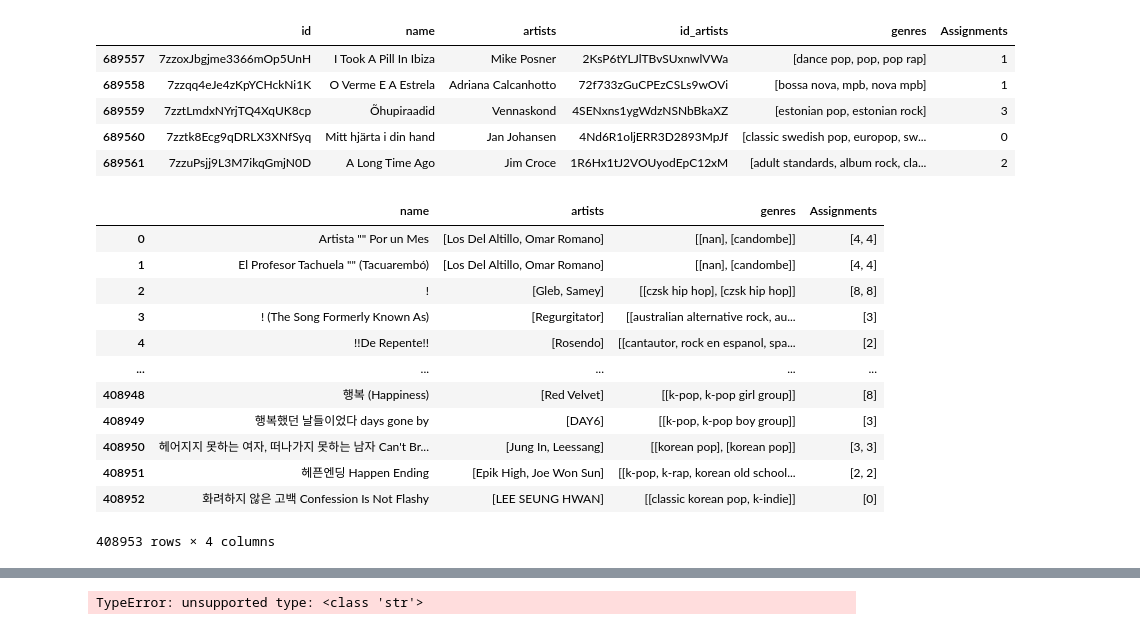
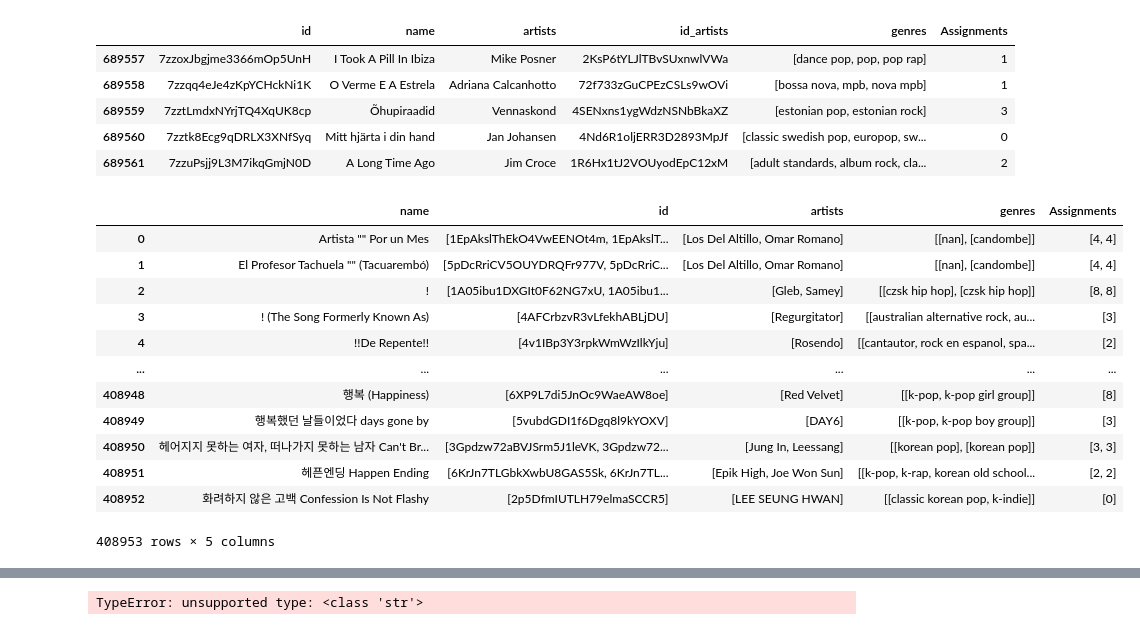
Before and after one commit to sabrinawjo/Music_ML, a Jupyter notebook: Yvonne/clustering10_ml.ipynb, the cells around one changed output, grey strips where cells are left out. Drawn from its saved outputs; the diff is of its cells as text; code cells hidden in the pictures.

Commit message:
Yvonne JSON Update

```diff
--- a/Yvonne/clustering10_ml.ipynb
+++ b/Yvonne/clustering10_ml.ipynb
@@ -317,7 +317,7 @@ Name: popularity, dtype: int64
 sample100_merged = merged_artist
 # %%
 # REVISED NEW JSONs HERE
-imploded_df = (sample100_merged.groupby(['id', 'name', 'artists', 'id_artists'])
+imploded_df_revised = (merged_artist.groupby(['id', 'name', 'artists', 'id_artists'])
       .agg({
 #           'artists': lambda x: x.tolist(),
 #             'id_artists':lambda x: x.tolist(),
@@ -326,7 +326,7 @@ imploded_df = (sample100_merged.groupby(['id', 'name', 'artists', 'id_artists'])
       })
 #       .rename({'Case' : 'Avg_Cases','Delivery' : 'Avg_Delivery'},axis=1)
       .reset_index())
-imploded_df.tail()
+imploded_df_revised.tail()
 # %% [output]
 |  | id | name | artists | id_artists | genres | Assignments |
 | 689557 | 7zzoxJbgjme3366mOp5UnH | I Took A Pill In Ibiza | Mike Posner | 2KsP6tYLJlTBvSUxnwlVWa | [dance pop, pop, pop rap] | 1 |
@@ -336,19 +336,19 @@ imploded_df.tail()
 | 689561 | 7zzuPsjj9L3M7ikqGmjN0D | A Long Time Ago | Jim Croce | 1R6Hx1tJ2VOUyodEpC12xM | [adult standards, album rock, cla... | 2 |
 # %%
 # Revised version of JSON!!!!!!!!!!!
-imploded_to_json = imploded_df.groupby("name").agg({'artists': lambda x: x.tolist(),'genres': lambda x: x.tolist(),'Assignments': lambda x: x.tolist(), 'id': lambda x: x.tolist()}).reset_index()
-imploded_to_json
+imploded_df_revised = imploded_df_revised.groupby("name").agg({'id': lambda x: x.tolist(), 'artists': lambda x: x.tolist(),'genres': lambda x: x.tolist(),'Assignments': lambda x: x.tolist()}).reset_index()
+imploded_df_revised
 # %% [output]
-|  | name | artists | genres | Assignments |
-| 0 | Artista "" Por un Mes | [Los Del Altillo, Omar Romano] | [[nan], [candombe]] | [4, 4] |
-| 1 | El Profesor Tachuela "" (Tacuarembó) | [Los Del Altillo, Omar Romano] | [[nan], [candombe]] | [4, 4] |
-| 2 | ! | [Gleb, Samey] | [[czsk hip hop], [czsk hip hop]] | [8, 8] |
-| 3 | ! (The Song Formerly Known As) | [Regurgitator] | [[australian alternative rock, au... | [3] |
-| 4 | !!De Repente!! | [Rosendo] | [[cantautor, rock en espanol, spa... | [2] |
-| ... | ... | ... | ... | ... |
-| 408948 | 행복 (Happiness) | [Red Velvet] | [[k-pop, k-pop girl group]] | [8] |
-| 408949 | 행복했던 날들이었다 days gone by | [DAY6] | [[k-pop, k-pop boy group]] | [3] |
-| 408950 | 헤어지지 못하는 여자, 떠나가지 못하는 남자 Can't Br... | [Jung In, Leessang] | [[korean pop], [korean pop]] | [3, 3] |
-| 408951 | 헤픈엔딩 Happen Ending | [Epik High, Joe Won Sun] | [[k-pop, k-rap, korean old school... | [2, 2] |
-| 408952 | 화려하지 않은 고백 Confession Is Not Flashy | [LEE SEUNG HWAN] | [[classic korean pop, k-indie]] | [0] |
+|  | name | id | artists | genres | Assignments |
+| 0 | Artista "" Por un Mes | [1EpAkslThEkO4VwEENOt4m, 1EpAkslT... | [Los Del Altillo, Omar Romano] | [[nan], [candombe]] | [4, 4] |
+| 1 | El Profesor Tachuela "" (Tacuarembó) | [5pDcRriCV5OUYDRQFr977V, 5pDcRriC... | [Los Del Altillo, Omar Romano] | [[nan], [candombe]] | [4, 4] |
+| 2 | ! | [1A05ibu1DXGIt0F62NG7xU, 1A05ibu1... | [Gleb, Samey] | [[czsk hip hop], [czsk hip hop]] | [8, 8] |
+| 3 | ! (The Song Formerly Known As) | [4AFCrbzvR3vLfekhABLjDU] | [Regurgitator] | [[australian alternative rock, au... | [3] |
+| 4 | !!De Repente!! | [4v1IBp3Y3rpkWmWzIlkYju] | [Rosendo] | [[cantautor, rock en espanol, spa... | [2] |
+| ... | ... | ... | ... | ... | ... |
+| 408948 | 행복 (Happiness) | [6XP9L7di5JnOc9WaeAW8oe] | [Red Velvet] | [[k-pop, k-pop girl group]] | [8] |
+| 408949 | 행복했던 날들이었다 days gone by | [5vubdGDI1f6Dgq8l9kYOXV] | [DAY6] | [[k-pop, k-pop boy group]] | [3] |
+| 408950 | 헤어지지 못하는 여자, 떠나가지 못하는 남자 Can't Br... | [3Gpdzw72aBVJSrm5J1leVK, 3Gpdzw72... | [Jung In, Leessang] | [[korean pop], [korean pop]] | [3, 3] |
+| 408951 | 헤픈엔딩 Happen Ending | [6KrJn7TLGbkXwbU8GAS5Sk, 6KrJn7TL... | [Epik High, Joe Won Sun] | [[k-pop, k-rap, korean old school... | [2, 2] |
+| 408952 | 화려하지 않은 고백 Confession Is Not Flashy | [2p5DfmIUTLH79elmaSCCR5] | [LEE SEUNG HWAN] | [[classic korean pop, k-indie]] | [0] |
-408953 rows × 4 columns
+408953 rows × 5 columns
```
Also changed, not shown: parts of 4 cells of this notebook, 2 other files.
